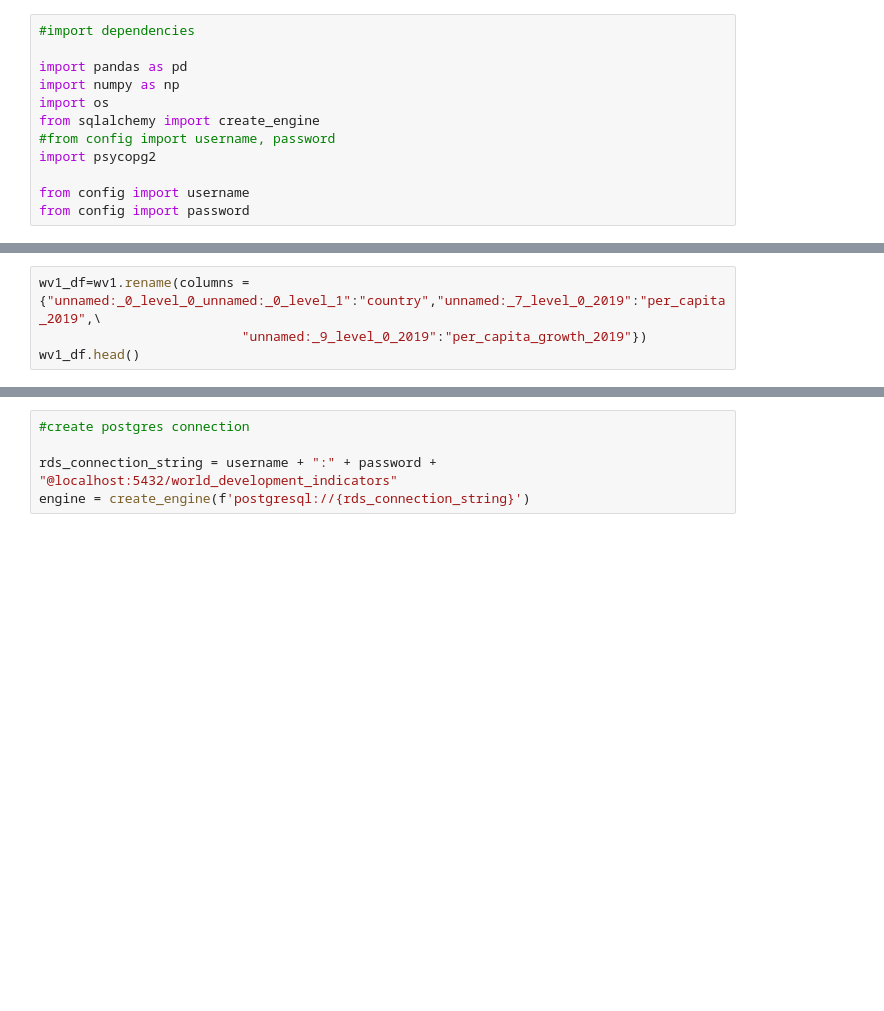
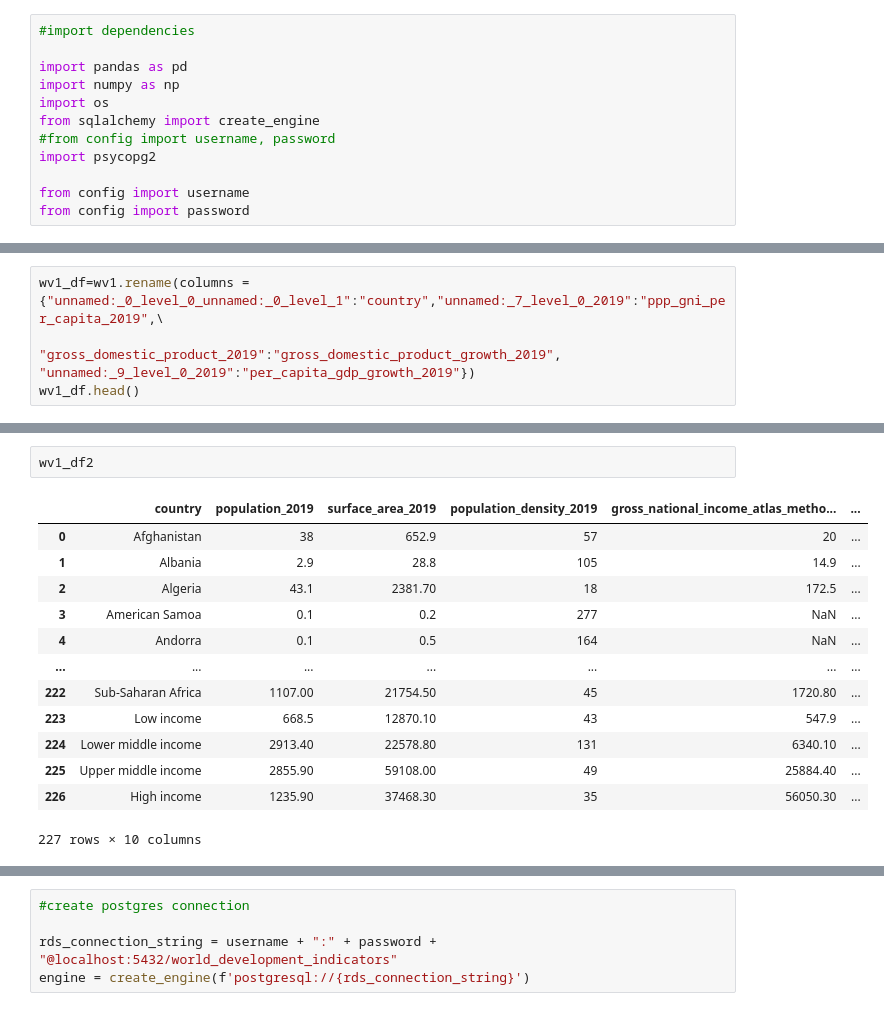
Before and after one commit to eldridgesje/etl-project, a Jupyter notebook: etl_notebook.ipynb, the cells around one changed output, grey strips where cells are left out. Drawn from its saved outputs; the diff is of its cells as text; blank space fills up the shorter version.

```diff
--- a/etl_notebook.ipynb
+++ b/etl_notebook.ipynb
@@ -27,4 +49,4 @@ wv1.head()
 # %%
-wv1_df=wv1.rename(columns ={"unnamed:_0_level_0_unnamed:_0_level_1":"country","unnamed:_7_level_0_2019":"per_capita_2019",\
-                          "unnamed:_9_level_0_2019":"per_capita_growth_2019"})
+wv1_df=wv1.rename(columns ={"unnamed:_0_level_0_unnamed:_0_level_1":"country","unnamed:_7_level_0_2019":"ppp_gni_per_capita_2019",\
+                          "gross_domestic_product_2019":"gross_domestic_product_growth_2019", "unnamed:_9_level_0_2019":"per_capita_gdp_growth_2019"})
 wv1_df.head()
@@ -91,0 +230,16 @@ wv3_df2
+# %%
+wv1_df2
+# %% [output]
+|  | country | population_2019 | surface_area_2019 | population_density_2019 | gross_national_income_atlas_metho... | ... |
+| 0 | Afghanistan | 38 | 652.9 | 57 | 20 | ... |
+| 1 | Albania | 2.9 | 28.8 | 105 | 14.9 | ... |
+| 2 | Algeria | 43.1 | 2381.70 | 18 | 172.5 | ... |
+| 3 | American Samoa | 0.1 | 0.2 | 277 | NaN | ... |
+| 4 | Andorra | 0.1 | 0.5 | 164 | NaN | ... |
+| ... | ... | ... | ... | ... | ... | ... |
+| 222 | Sub-Saharan Africa | 1107.00 | 21754.50 | 45 | 1720.80 | ... |
+| 223 | Low income | 668.5 | 12870.10 | 43 | 547.9 | ... |
+| 224 | Lower middle income | 2913.40 | 22578.80 | 131 | 6340.10 | ... |
+| 225 | Upper middle income | 2855.90 | 59108.00 | 49 | 25884.40 | ... |
+| 226 | High income | 1235.90 | 37468.30 | 35 | 56050.30 | ... |
+227 rows × 10 columns
```
Also changed, not shown: parts of 21 cells of this notebook, 6 other files.
